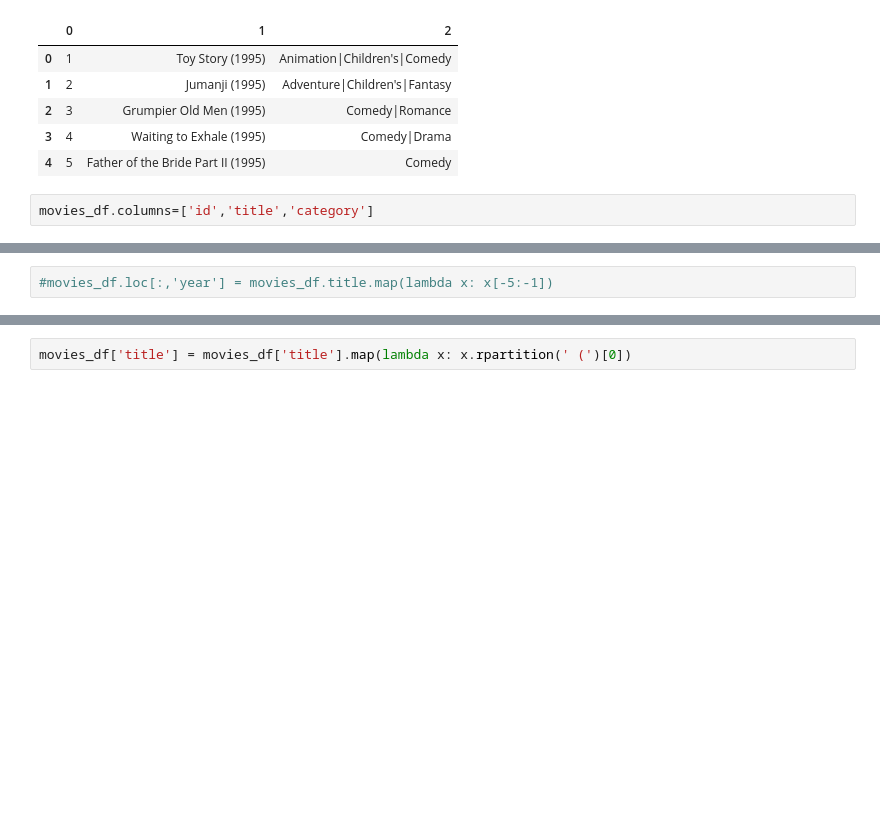
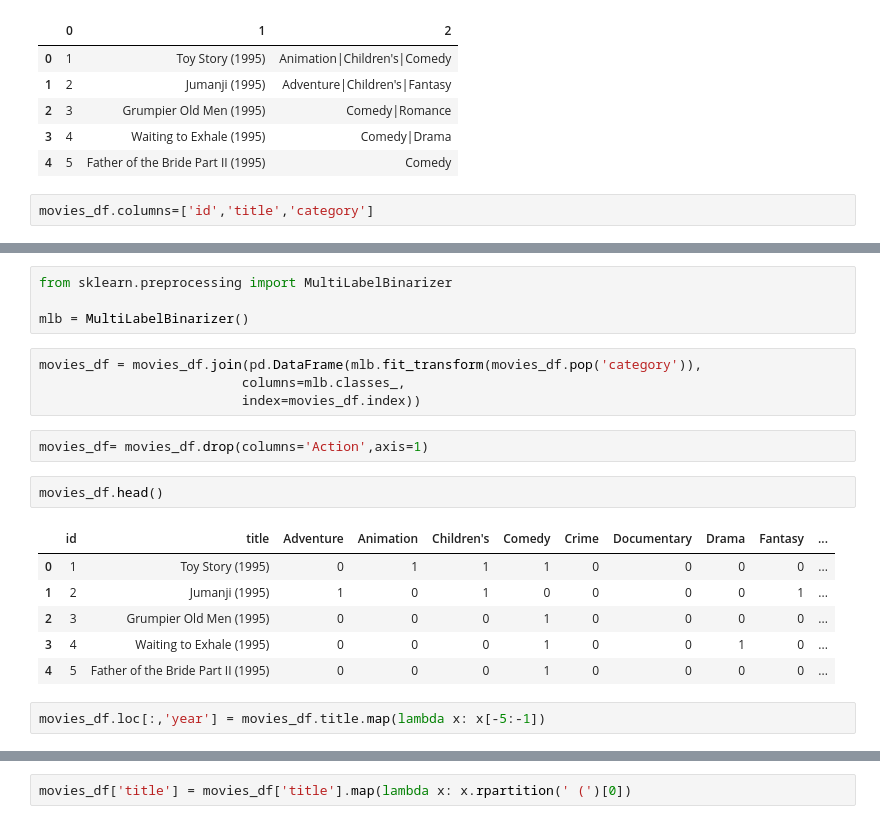
Before and after one commit to kevintheduu/recommendation-case-study, a Jupyter notebook: kevin_eda_cleaned.ipynb, the cells around one changed output, grey strips where cells are left out. Drawn from its saved outputs; the diff is of its cells as text; blank space fills up the shorter version.

```diff
--- a/kevin_eda_cleaned.ipynb
+++ b/kevin_eda_cleaned.ipynb
@@ -64,5 +75,24 @@ movies_df.columns=['id','title','category']
+# %%
+from sklearn.preprocessing import MultiLabelBinarizer
+
+mlb = MultiLabelBinarizer()
+# %%
+movies_df = movies_df.join(pd.DataFrame(mlb.fit_transform(movies_df.pop('category')),
+                          columns=mlb.classes_,
+                          index=movies_df.index))
+# %%
+movies_df= movies_df.drop(columns='Action',axis=1)
+# %%
+movies_df.head()
+# %% [output]
+|  | id | title | Adventure | Animation | Children's | Comedy | Crime | Documentary | Drama | Fantasy | ... |
+| 0 | 1 | Toy Story (1995) | 0 | 1 | 1 | 1 | 0 | 0 | 0 | 0 | ... |
+| 1 | 2 | Jumanji (1995) | 1 | 0 | 1 | 0 | 0 | 0 | 0 | 1 | ... |
+| 2 | 3 | Grumpier Old Men (1995) | 0 | 0 | 0 | 1 | 0 | 0 | 0 | 0 | ... |
+| 3 | 4 | Waiting to Exhale (1995) | 0 | 0 | 0 | 1 | 0 | 0 | 1 | 0 | ... |
+| 4 | 5 | Father of the Bride Part II (1995) | 0 | 0 | 0 | 1 | 0 | 0 | 0 | 0 | ... |
 # %%
-#movies_df.loc[:,'year'] = movies_df.title.map(lambda x: x[-5:-1])
+movies_df.loc[:,'year'] = movies_df.title.map(lambda x: x[-5:-1])
 # %%
 movies_df.head()
 # %% [output]
```
Also changed, not shown: parts of 13 cells of this notebook, 1 other file.
